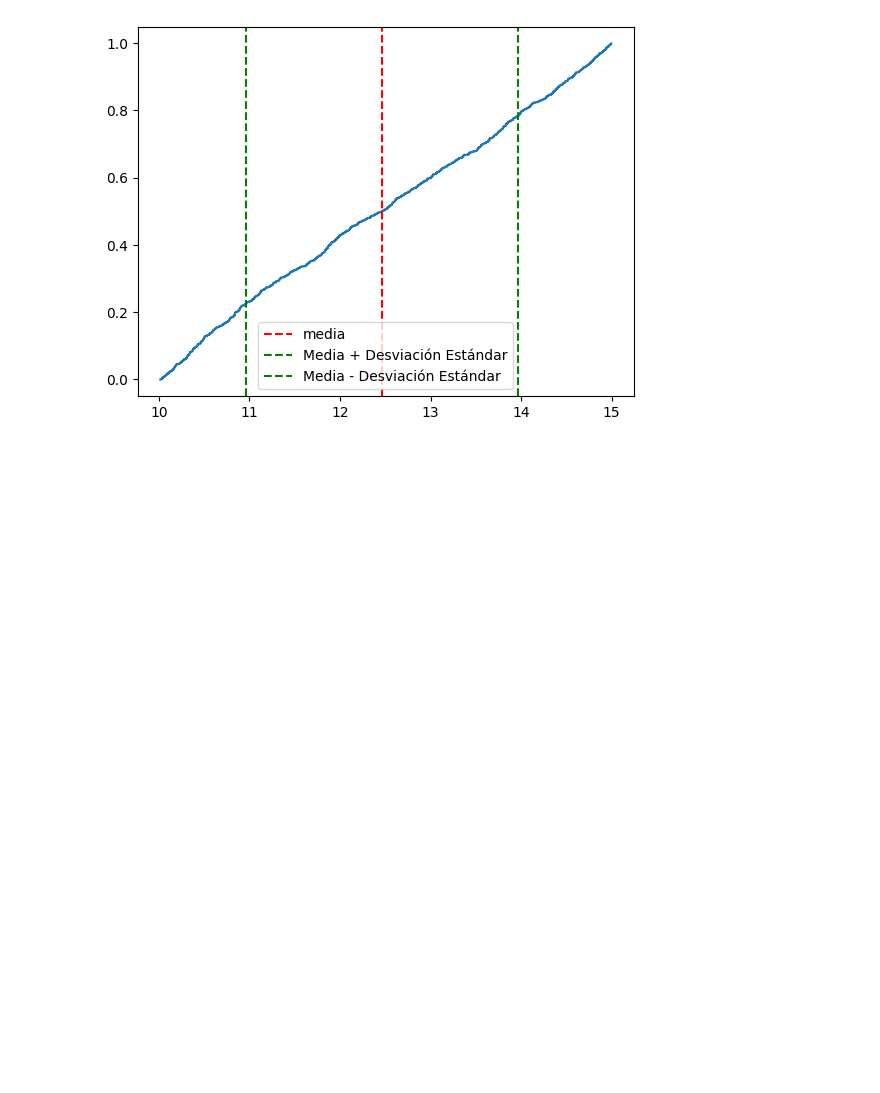
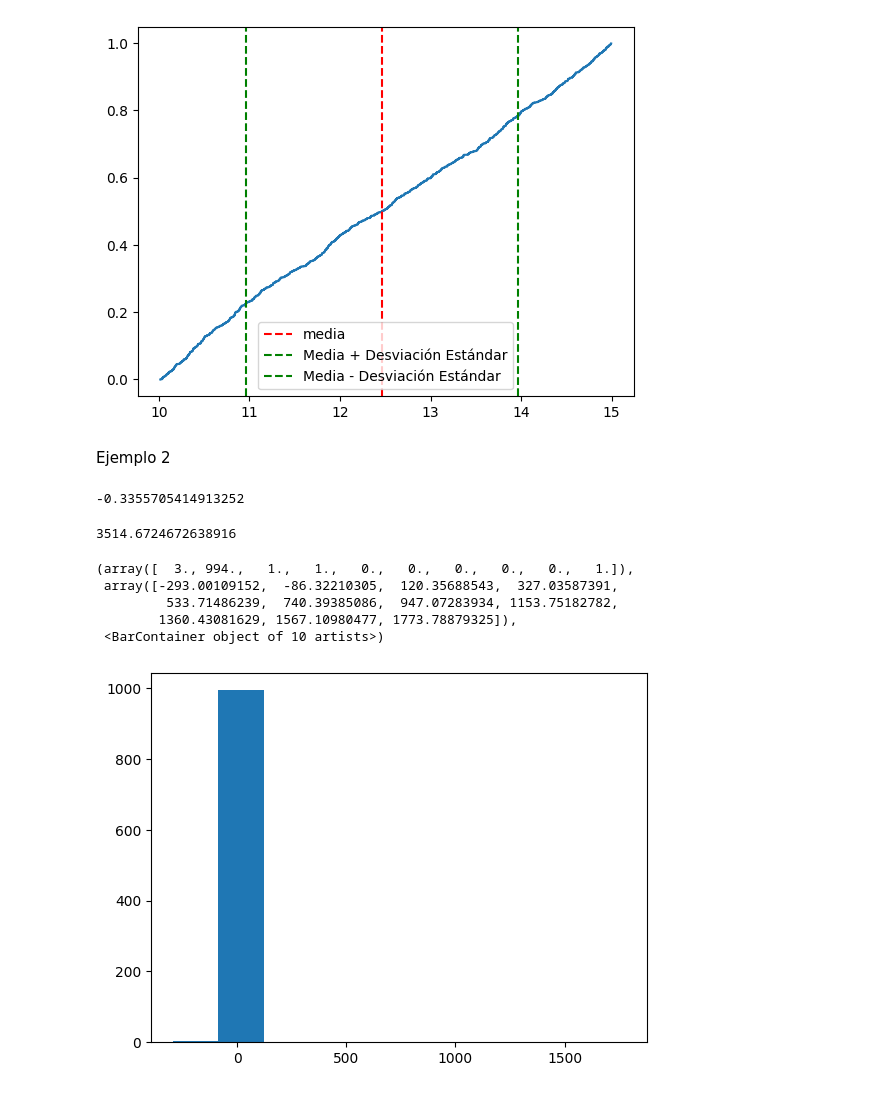
Before and after one commit to DSilvia08/Simulaci-n-actividades, a Jupyter notebook: Clase_10042024.ipynb, the cells around one changed output. Drawn from its saved outputs; the diff is of its cells as text; code cells hidden in the pictures; blank space fills up the shorter version.

```diff
--- a/Clase_10042024.ipynb
+++ b/Clase_10042024.ipynb
@@ -56,3 +56,34 @@ plt.legend()
 plt.show()
 # %% [output]
 [figure]
+# %% [markdown]
+Ejemplo 2
+# %%
+def cauchy(x_0=-2,G=1.0,n=1000):
+ lista=[]
+ for i in range(n):
+  u=rnd.random()
+  x=G*(np.tan(np.pi*(u-1/2))+x_0)
+  lista.append(x)
+ return lista
+# %%
+S=cauchy()
+# %%
+mu=np.mean(S)
+print(mu)
+# %% [output]
+-0.3355705414913252
+# %%
+sigma=np.var(S)
+print(sigma)
+# %% [output]
+3514.6724672638916
+# %%
+plt.hist(S)
+# %% [output]
+(array([  3., 994.,   1.,   1.,   0.,   0.,   0.,   0.,   0.,   1.]),
+ array([-293.00109152,  -86.32210305,  120.35688543,  327.03587391,
+         533.71486239,  740.39385086,  947.07283934, 1153.75182782,
+        1360.43081629, 1567.10980477, 1773.78879325]),
+ <BarContainer object of 10 artists>)
+[figure, added]
```
Also changed, not shown: parts of 4 cells of this notebook.
